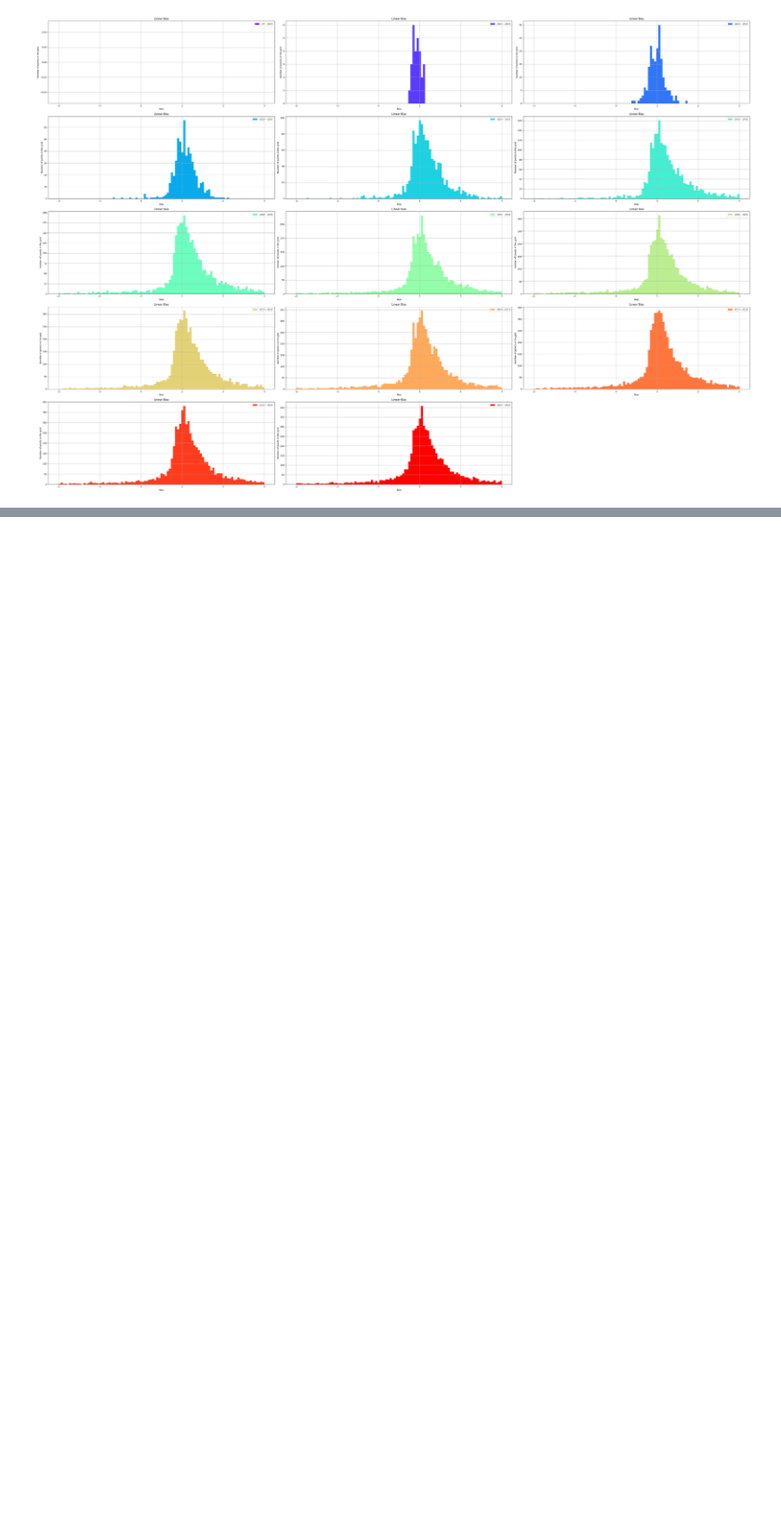
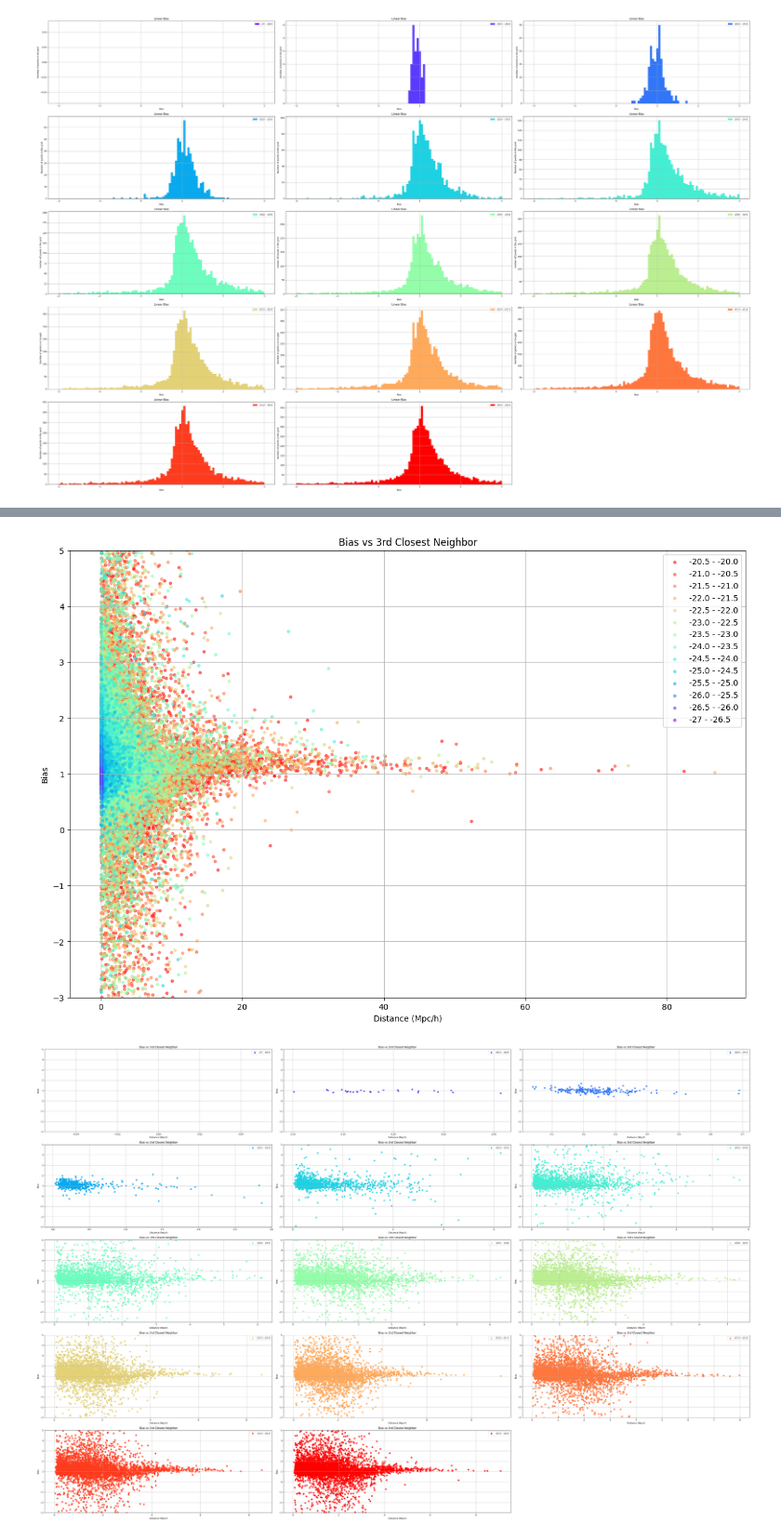
Before and after one commit to PADGE383/Peculiar_Velocities, a Jupyter notebook: Peculiar_Padgett.ipynb, the cells around one changed output, grey strips where cells are left out. Shown at 93% size. Cells and saved outputs as stored; diff of their text form; code cells hidden in the pictures; blank space fills up the shorter version.

```diff
--- a/Peculiar_Padgett.ipynb
+++ b/Peculiar_Padgett.ipynb
@@ -386,0 +462,37 @@ plt.show()
+# %%
+color_list = cm.rainbow(np.linspace(0, 1, size))
+
+
+plt.figure(figsize=(15,10))
+for j in range(len(three_b_list)):
+    i=len(three_b_list)-j-1
+    plt.scatter(three_dist_list[i]**2 ,three_b_list[i],label=label_list[i],color=color_list[i],alpha=.5,s=10)
+plt.legend()
+plt.title('Bias vs 3rd Closest Neighbor')
+plt.xlabel('Distance (Mpc/h)')
+plt.ylabel('Bias')
+plt.ylim(-3,5)
+plt.grid()
+#plt.savefig("Bias_Distmag.png",format="png")
+plt.show()
+
+height=math.ceil(size/3)
+fig =plt.figure(figsize=(45,30))
+for i in range(len(b_list)):
+    q,r=inttopair(i,3)
+    ax = plt.subplot2grid((height, 3), (q, r), rowspan=1, colspan=1)
+
+    hist = ax.scatter(three_dist_list[i],three_b_list[i],label=label_list[i],color=color_list[i])
+    ax.legend()
+    ax.set_ylim(-3,5)
+    ax.title.set_text('Bias vs 3rd Closest Neighbor')
+    ax.set_xlabel('Distance (Mpc/h')
+    ax.set_ylabel('Bias')
+    ax.grid()
+
+#plt.savefig("Bias_Magindmag.png",format="png")
+plt.tight_layout()
+plt.show()
+# %% [output]
+[figure, added]
+[figure, added]
```
Also changed, not shown: parts of 9 cells of this notebook.
